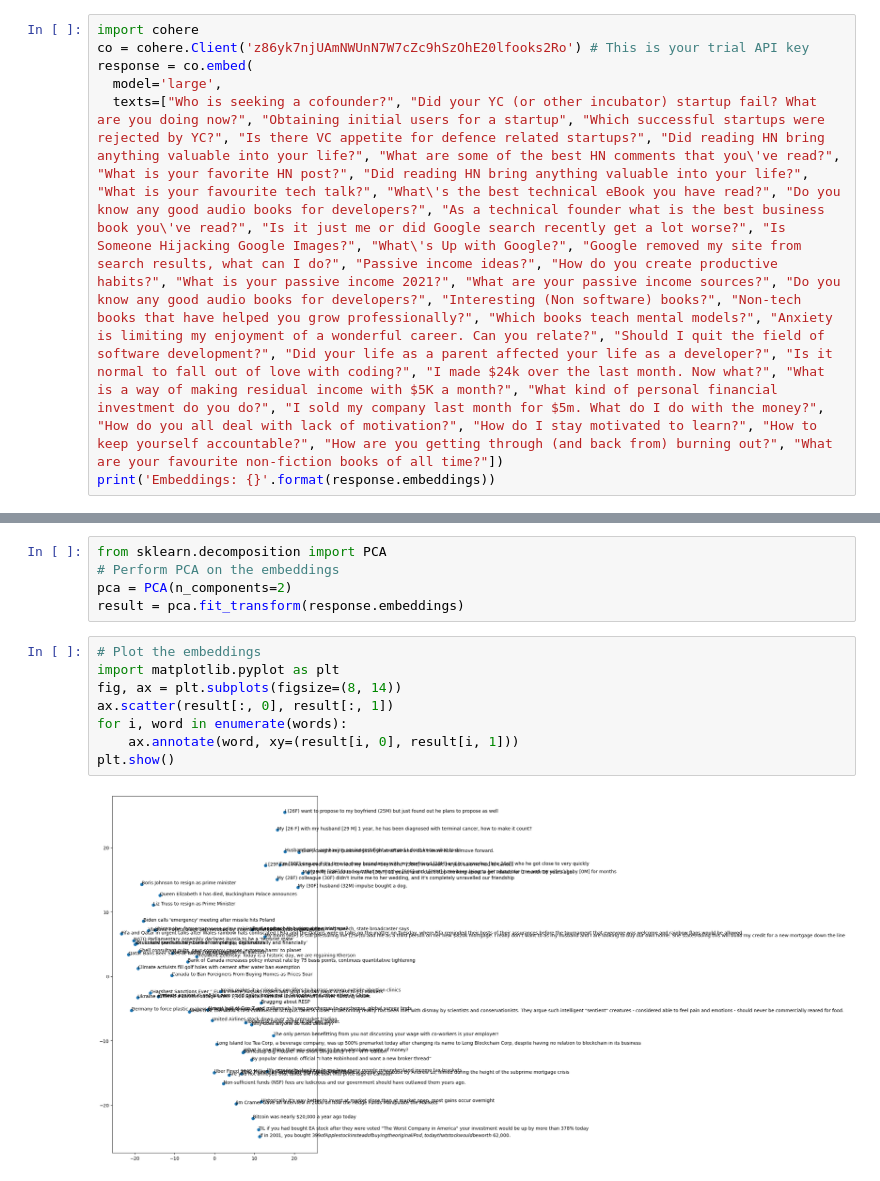
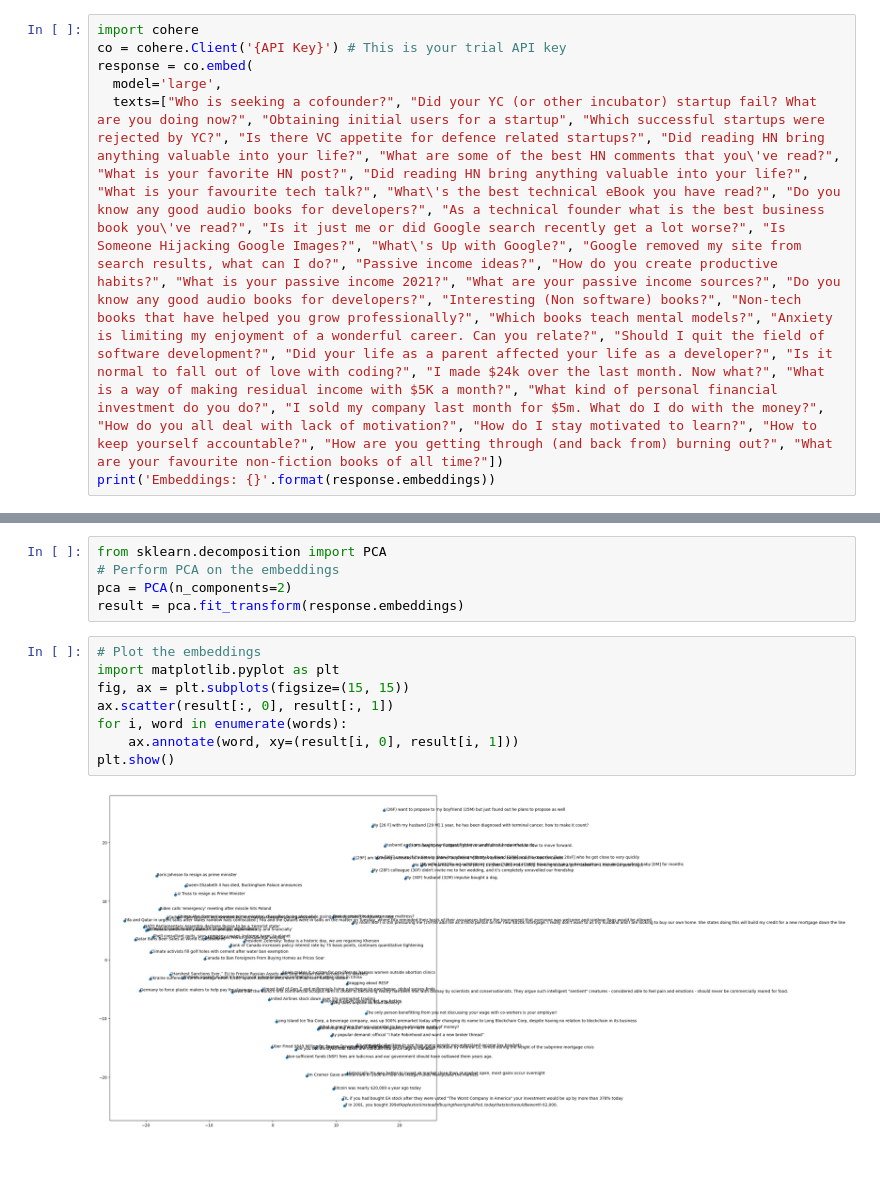
Before and after one commit to erc-kluijtmans/Machine-Learning, a Jupyter notebook: Cohere_Embeddings.ipynb, the cells around one changed output, grey strips where cells are left out. Drawn from its saved outputs; the diff is of its cells as text.

```diff
--- a/Cohere_Embeddings.ipynb
+++ b/Cohere_Embeddings.ipynb
@@ -4,6 +4,6 @@
 !pip install cohere
 # %%
 import cohere
-co = cohere.Client('z86yk7njUAmNWUnN7W7cZc9hSzOhE20lfooks2Ro') # This is your trial API key
+co = cohere.Client('{API Key}') # This is your trial API key
 response = co.embed(
   model='large',
@@ -29,10 +27,10 @@ result = pca.fit_transform(response.embeddings)
 # %%
 # Plot the embeddings
 import matplotlib.pyplot as plt
-fig, ax = plt.subplots(figsize=(8, 14))
+fig, ax = plt.subplots(figsize=(15, 15))
 ax.scatter(result[:, 0], result[:, 1])
 for i, word in enumerate(words):
     ax.annotate(word, xy=(result[i, 0], result[i, 1]))
 plt.show()
 # %% [output]
-[figure, old version]
+[figure, new version]
```
Also changed, not shown: parts of 1 cell of this notebook.
